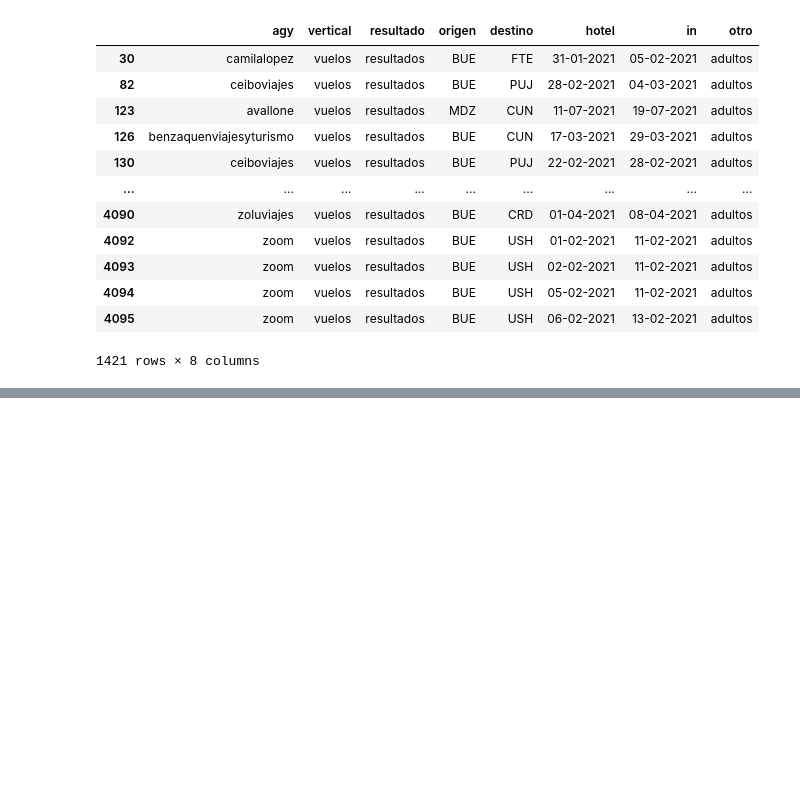
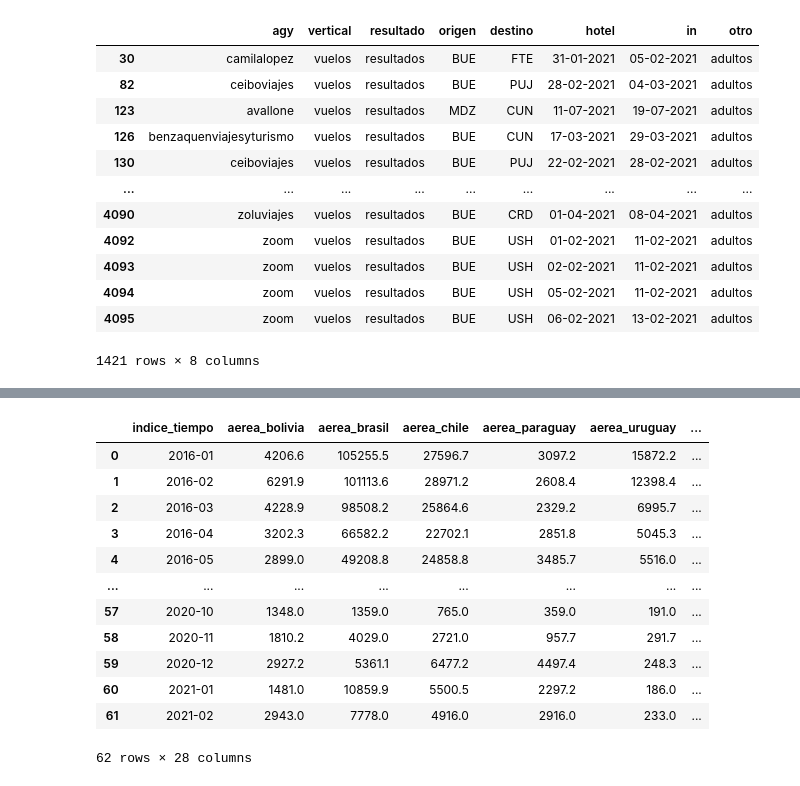
Before and after one commit to MarcoCenturion/Bash_data_analytics, a Jupyter notebook: sed cut tr python.ipynb, the cells around one changed output, grey strips where cells are left out. Cells and saved outputs as stored; diff of their text form; code cells hidden in the pictures; blank space fills up the shorter version.

```diff
--- a/sed cut tr python.ipynb
+++ b/sed cut tr python.ipynb
@@ -710,0 +706,16 @@ vuelos.dropna()
+# %%
+destinos
+# %% [output]
+|  | indice_tiempo | aerea_bolivia | aerea_brasil | aerea_chile | aerea_paraguay | aerea_uruguay | ... |
+| 0 | 2016-01 | 4206.6 | 105255.5 | 27596.7 | 3097.2 | 15872.2 | ... |
+| 1 | 2016-02 | 6291.9 | 101113.6 | 28971.2 | 2608.4 | 12398.4 | ... |
+| 2 | 2016-03 | 4228.9 | 98508.2 | 25864.6 | 2329.2 | 6995.7 | ... |
+| 3 | 2016-04 | 3202.3 | 66582.2 | 22702.1 | 2851.8 | 5045.3 | ... |
+| 4 | 2016-05 | 2899.0 | 49208.8 | 24858.8 | 3485.7 | 5516.0 | ... |
+| ... | ... | ... | ... | ... | ... | ... | ... |
+| 57 | 2020-10 | 1348.0 | 1359.0 | 765.0 | 359.0 | 191.0 | ... |
+| 58 | 2020-11 | 1810.2 | 4029.0 | 2721.0 | 957.7 | 291.7 | ... |
+| 59 | 2020-12 | 2927.2 | 5361.1 | 6477.2 | 4497.4 | 248.3 | ... |
+| 60 | 2021-01 | 1481.0 | 10859.9 | 5500.5 | 2297.2 | 186.0 | ... |
+| 61 | 2021-02 | 2943.0 | 7778.0 | 4916.0 | 2916.0 | 233.0 | ... |
+62 rows × 28 columns
```
Also changed, not shown: parts of 16 cells of this notebook, 1 other file.
